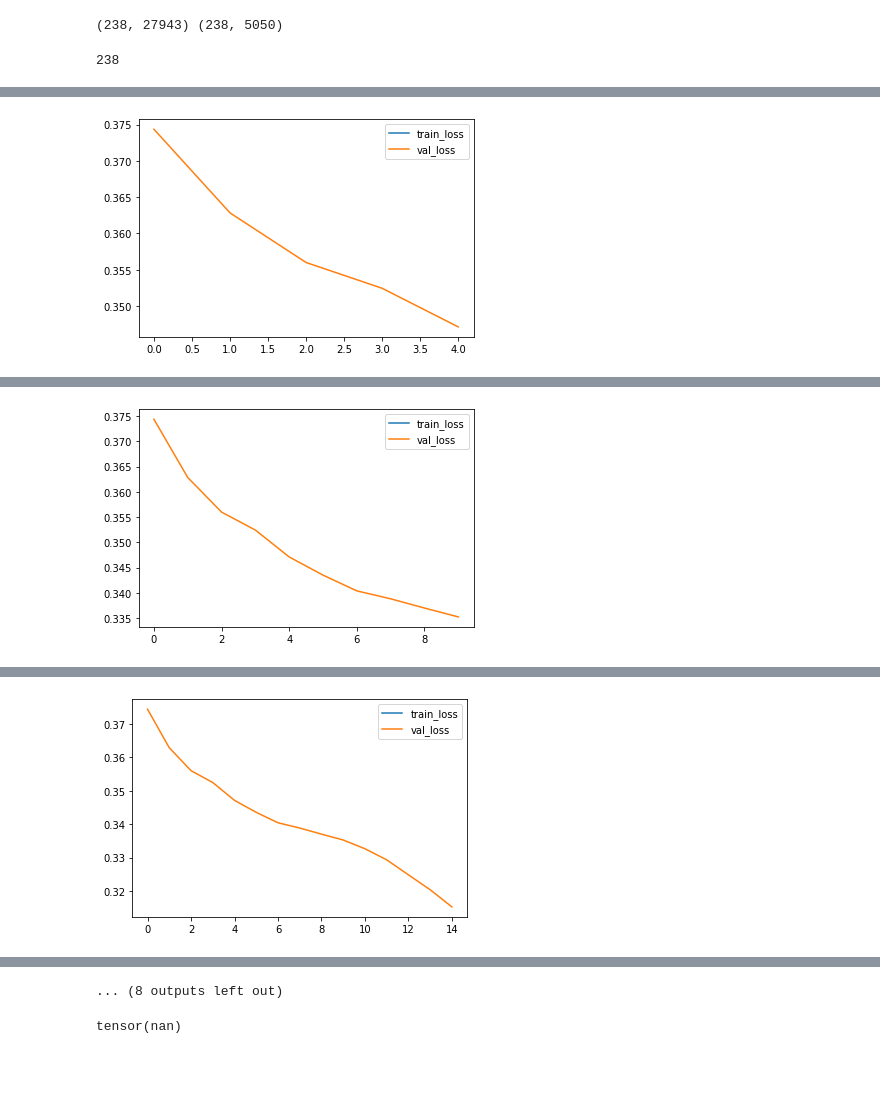
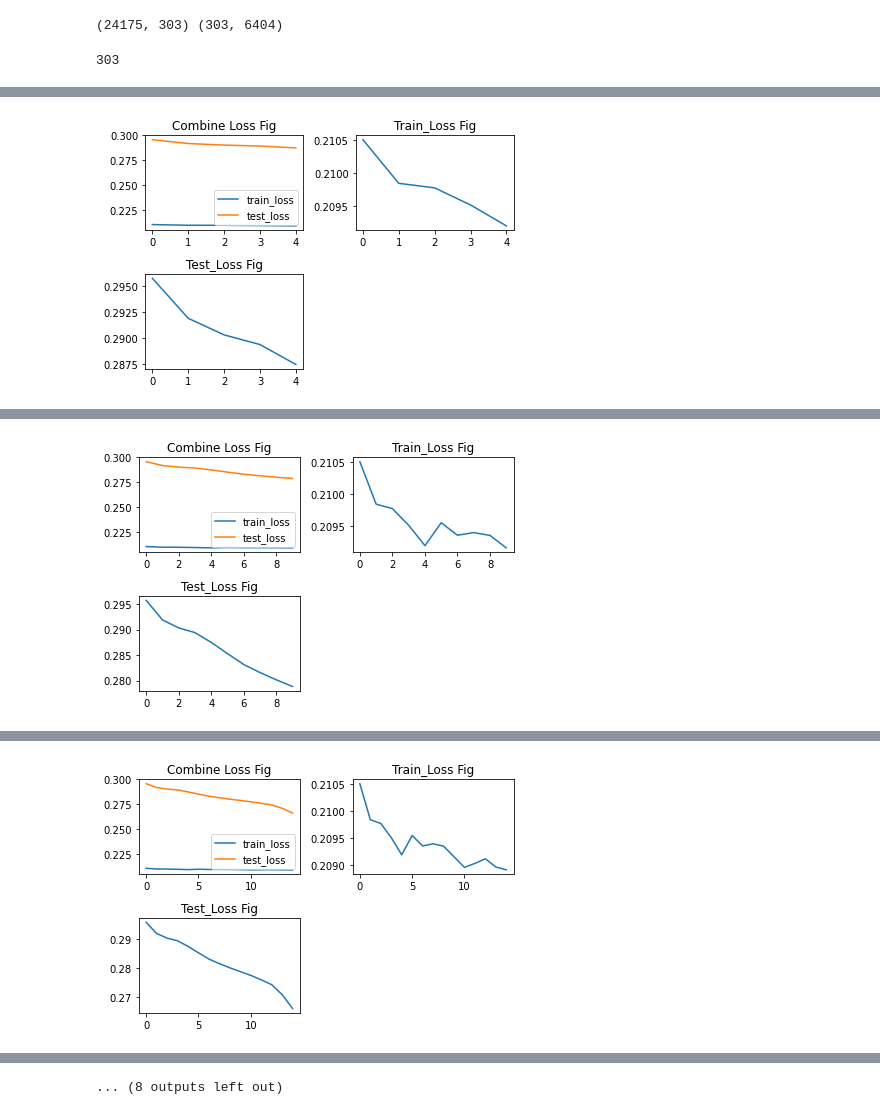
Before and after one commit to ZhangLabGT/scDisInFact, a Jupyter notebook: AntennaVAE/AE_model.ipynb, the cells around one changed output, grey strips where cells are left out. Drawn from its saved outputs; the diff is of its cells as text; code cells hidden in the pictures; blank space fills up the shorter version.

```diff
--- a/AntennaVAE/AE_model.ipynb
+++ b/AntennaVAE/AE_model.ipynb
@@ -26,13 +33,13 @@ data_test = sc.read_mtx(path_mtx)
 # %%
 # PREVIEW
-load_data = data_test.copy()
+load_data = data_test.T.copy()
 sc.pp.filter_genes(load_data, min_cells=50)
 print(data_test.shape, load_data.shape)
 # %% [output]
-(238, 27943) (238, 5050)
+(24175, 303) (303, 6404)
 # %%
 batch_size = 32
-all_data = np.array(load_data.X.todense())
+all_data = np.array(load_data.X)
 
 seed = 222
 random.seed(seed)
@@ -45,18 +52,18 @@ train_data, test_data = random_split(dataset=all_data, lengths=[int(m - m * 0.2)
 train_loader = DataLoader(train_data, batch_size=batch_size)
 test_loader = DataLoader(test_data, batch_size=batch_size)
 # %% [output]
-238
+303
 # %%
 net_struc = [all_data.shape[1], 1024, 512, 256, 128, 64]
 
 encoder = Encoder(features=net_struc)
 decoder = Decoder(features=net_struc[1:][::-1])
 output_layer = OutputLayer(net_struc[0], net_struc[1])
-# loss_fn = MMD_LOSS()
+
 loss_fn = nn.MSELoss()
 
 # Define Optimizer
-lr = 0.0005
+lr = 1e-4
 
 #Random seed
 torch.manual_seed(seed)
@@ -86,7 +93,7 @@ def train_epoch(encoder, decoder, dataloader, optimizer):
         zinb = ZINB(pi_param, theta=theta_param)
         zinb_loss = (zinb.loss(mean_param, sc_data_batch))
         mmd_loss = maximum_mean_discrepancy(mean_param, sc_data_batch)
-        loss = zinb_loss * 0.5 + mmd_loss * 0.5
+        loss = zinb_loss * 0.6 + mmd_loss * 0.4
 
         # Backword
         optimizer.zero_grad()
@@ -115,19 +122,19 @@ def test_epoch(encoder, decoder, dataloader):
 
             zinb_loss = (zinb.loss(mean_param, sc_data_batch))
             mmd_loss = maximum_mean_discrepancy(mean_param, sc_data_batch)
-            loss = zinb_loss * 0.5 + mmd_loss * 0.5
+            loss = zinb_loss * 0.6 + mmd_loss * 0.4
 
             test_loss += loss.item()
     return test_loss / len(dataloader.dataset)
 # %%
 num_epochs = 50
-all_loss = {'train_loss':[],'val_loss':[]}
+all_loss = {'train_loss':[],'test_loss':[]}
 for epoch in range(num_epochs):
    train_loss = train_epoch(encoder,decoder, train_loader,optim)
    test_loss = test_epoch(encoder,decoder,test_loader)
-   print('\n EPOCH {}/{} \t train loss {} \t val loss {}'.format(epoch + 1, num_epochs,train_loss,test_loss))
+   print('\n EPOCH {}/{} \t train loss {} \t test loss {}'.format(epoch + 1, num_epochs,train_loss,test_loss))
    all_loss['train_loss'].append(train_loss)
-   all_loss['val_loss'].append(test_loss)
+   all_loss['test_loss'].append(test_loss)
    if epoch and (epoch + 1) % 5 == 0:
-      plot_train(all_loss)
+      plot_train(all_loss, seperate=True)
 # %% [output]
@@ -143 +150 @@ for epoch in range(num_epochs):
-[figure, old version]
+[figure, new version]
@@ -153 +160 @@ for epoch in range(num_epochs):
-[figure, old version]
+[figure, new version]
@@ -163 +170 @@ for epoch in range(num_epochs):
-[figure, old version]
+[figure, new version]
@@ -194,5 +201 @@ for epoch in range(num_epochs):
 ... (8 outputs left out)
-# %%
-torch.tensor(1)+ torch.nan
-# %% [output]
-tensor(nan)
```
Also changed, not shown: parts of 4 cells of this notebook, 6 other files.
